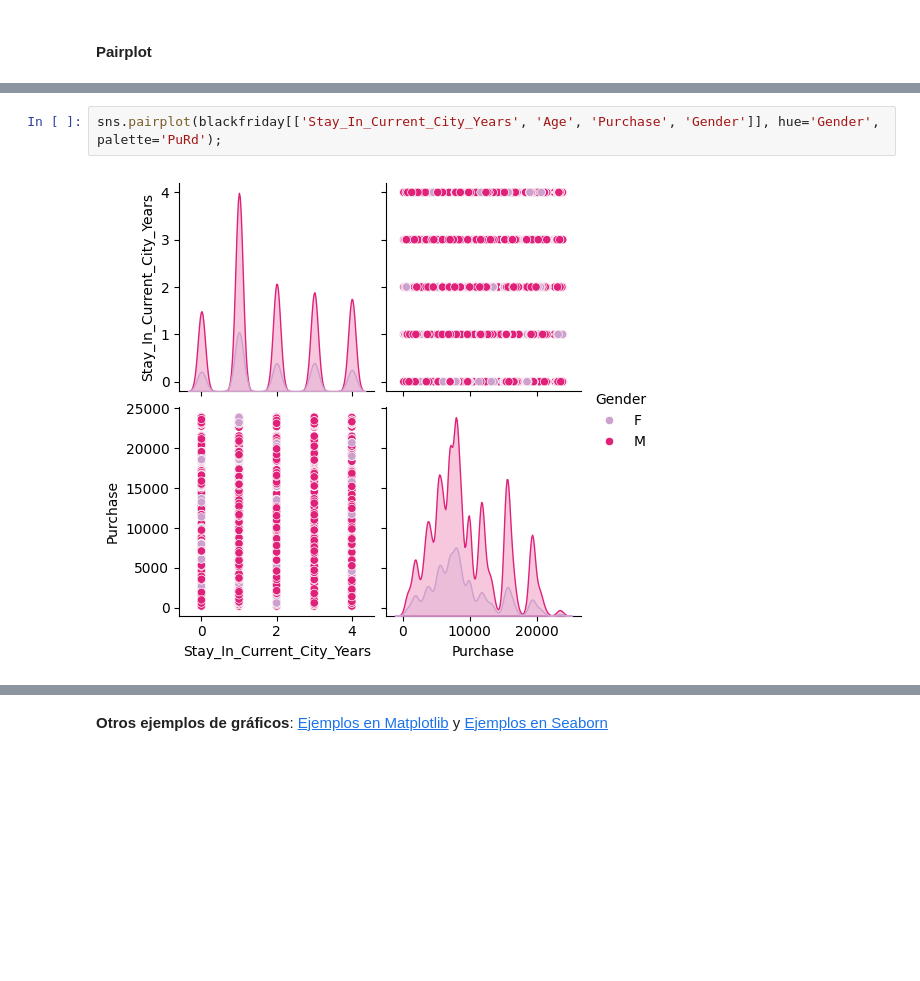
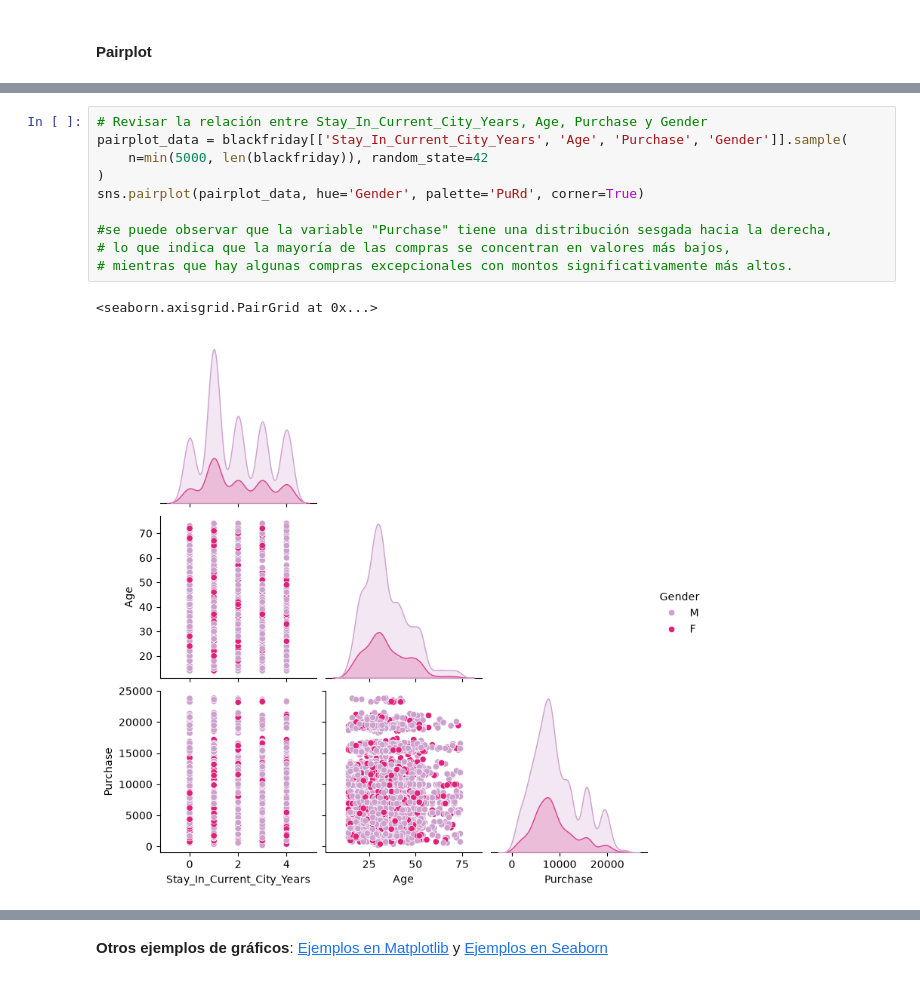
Before and after one commit to GermanDiaz-ds/Curso-DS, a Jupyter notebook: Notebook 8-actualizado.ipynb, the cells around one changed output, grey strips where cells are left out. Saved outputs shown, nothing was run; the diff lists cells and outputs as text; blank space fills up the shorter version.

```diff
--- a/Notebook 8-actualizado.ipynb
+++ b/Notebook 8-actualizado.ipynb
@@ -421,6 +466,15 @@ Index(['User_ID', 'Product_ID', 'Gender', 'Age', 'Occupation', 'City_Category',
-# %%
-sns.pairplot(blackfriday[['Stay_In_Current_City_Years', 'Age', 'Purchase', 'Gender']], hue='Gender', palette='PuRd');
-# %% [output]
-[figure, removed]
+# %%
+# Revisar la relación entre Stay_In_Current_City_Years, Age, Purchase y Gender
+pairplot_data = blackfriday[['Stay_In_Current_City_Years', 'Age', 'Purchase', 'Gender']].sample(
+    n=min(5000, len(blackfriday)), random_state=42
+)
+sns.pairplot(pairplot_data, hue='Gender', palette='PuRd', corner=True)
+
+#se puede observar que la variable "Purchase" tiene una distribución sesgada hacia la derecha,
+# lo que indica que la mayoría de las compras se concentran en valores más bajos,
+# mientras que hay algunas compras excepcionales con montos significativamente más altos.
+# %% [output]
+<seaborn.axisgrid.PairGrid at 0x...>
+[figure, added]
 # %%
 corr = blackfriday[['Age', 'Stay_In_Current_City_Years', 'Purchase']].corr(method = 'pearson')
```
Also changed, not shown: parts of 39 cells of this notebook.
